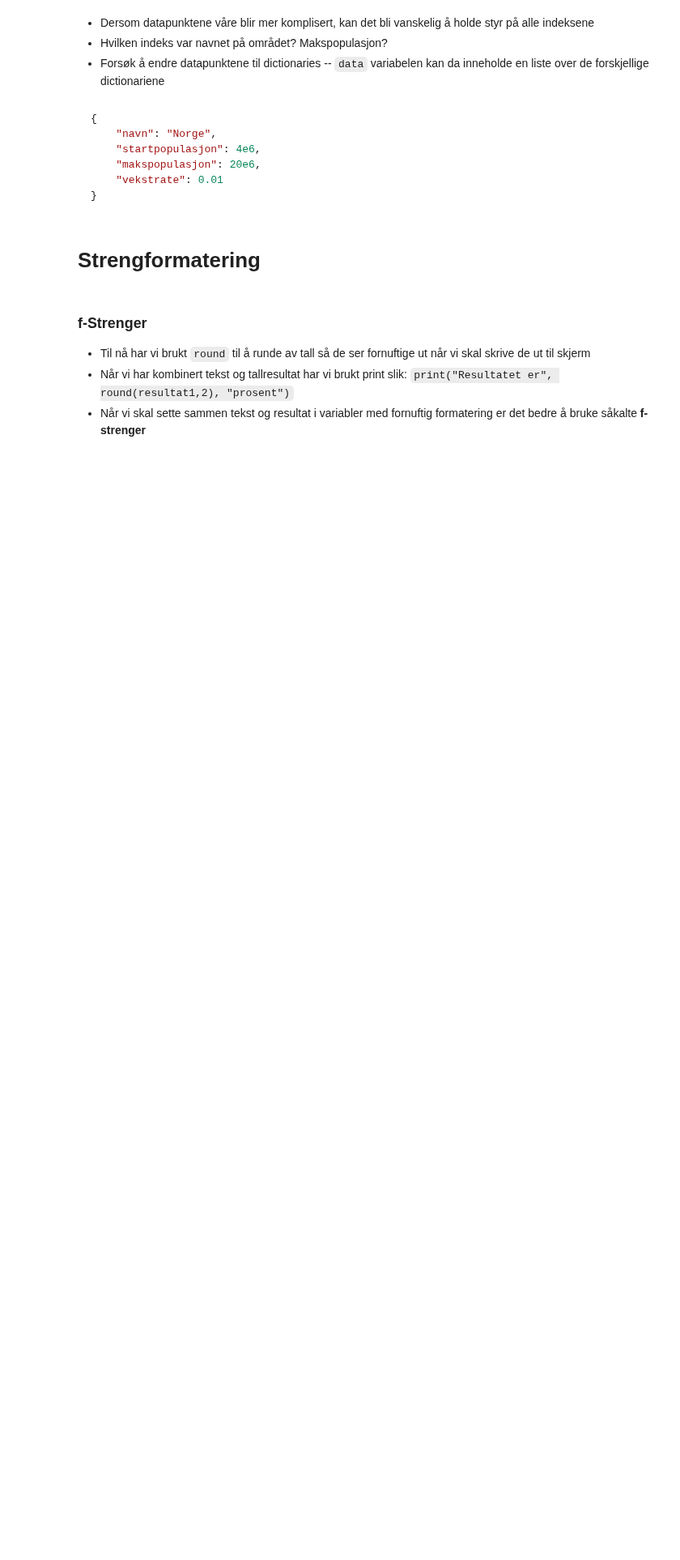
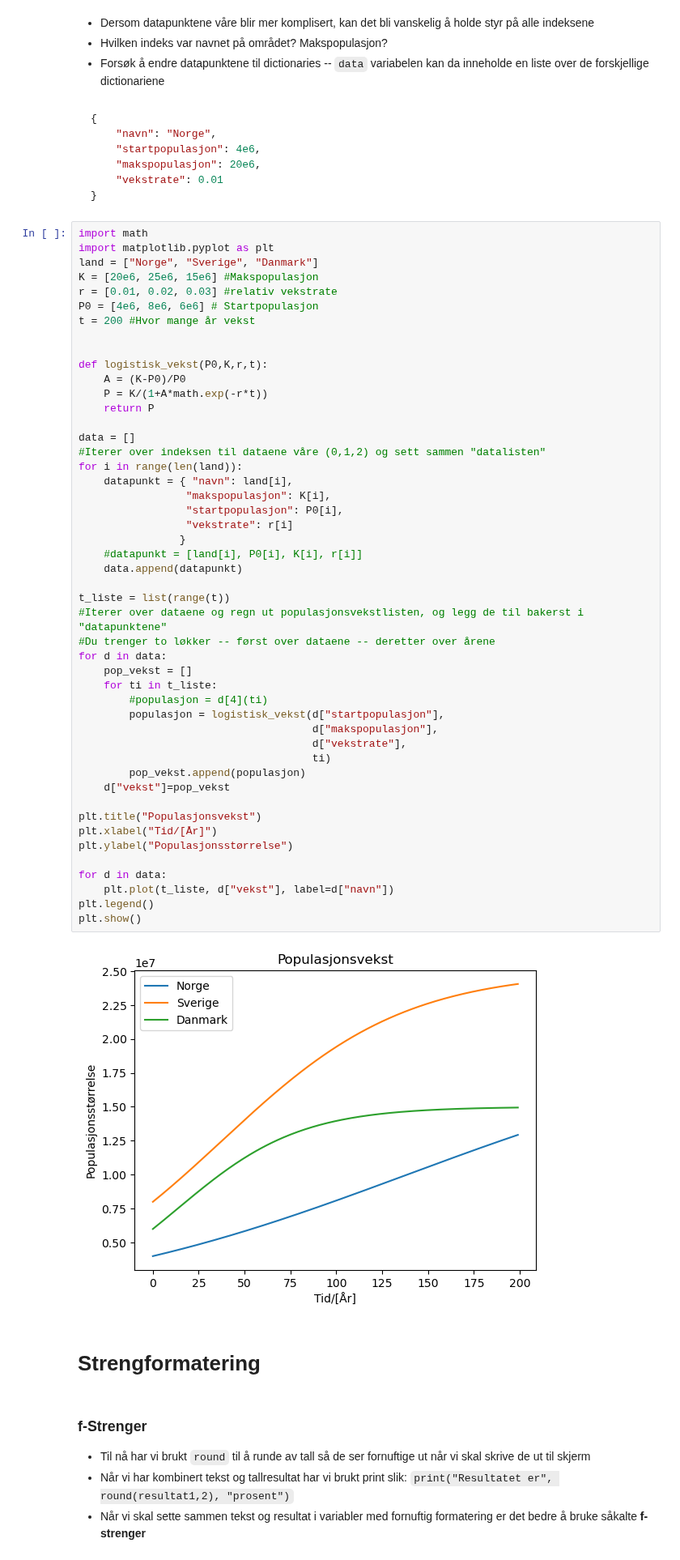
Before and after one commit to jonasjul/IIRA2001H24, a Jupyter notebook: 3-Kontrollflyt-datastrukturer-strengformatering-slicing/datastrukturer-slicing-formatering-JH.ipynb, the cells around one changed output. Shown at 81% size. Cells and saved outputs as stored; diff of their text form; blank space fills up the shorter version.

````diff
--- a/3-Kontrollflyt-datastrukturer-strengformatering-slicing/datastrukturer-slicing-formatering-JH.ipynb
+++ b/3-Kontrollflyt-datastrukturer-strengformatering-slicing/datastrukturer-slicing-formatering-JH.ipynb
@@ -244,6 +242,56 @@ plt.show()
     "vekstrate": 0.01
 }
 ```
+# %%
+import math
+import matplotlib.pyplot as plt
+land = ["Norge", "Sverige", "Danmark"]
+K = [20e6, 25e6, 15e6] #Makspopulasjon
+r = [0.01, 0.02, 0.03] #relativ vekstrate
+P0 = [4e6, 8e6, 6e6] # Startpopulasjon
+t = 200 #Hvor mange år vekst
+
+
+def logistisk_vekst(P0,K,r,t):
+    A = (K-P0)/P0
+    P = K/(1+A*math.exp(-r*t))
+    return P
+
+data = []
+#Iterer over indeksen til dataene våre (0,1,2) og sett sammen "datalisten"
+for i in range(len(land)):
+    datapunkt = { "navn": land[i],
+                 "makspopulasjon": K[i],
+                 "startpopulasjon": P0[i],
+                 "vekstrate": r[i]
+                }
+    #datapunkt = [land[i], P0[i], K[i], r[i]]
+    data.append(datapunkt)
+
+t_liste = list(range(t))
+#Iterer over dataene og regn ut populasjonsvekstlisten, og legg de til bakerst i "datapunktene"
+#Du trenger to løkker -- først over dataene -- deretter over årene
+for d in data:
+    pop_vekst = []
+    for ti in t_liste:
+        #populasjon = d[4](ti)
+        populasjon = logistisk_vekst(d["startpopulasjon"],
+                                     d["makspopulasjon"],
+                                     d["vekstrate"],
+                                     ti)
+        pop_vekst.append(populasjon)
+    d["vekst"]=pop_vekst
+
+plt.title("Populasjonsvekst")
+plt.xlabel("Tid/[År]")
+plt.ylabel("Populasjonsstørrelse")
+
+for d in data:
+    plt.plot(t_liste, d["vekst"], label=d["navn"])
+plt.legend()
+plt.show()
+# %% [output]
+[figure, added]
 # %% [markdown]
 # Strengformatering
 # %% [markdown]
````
Also changed, not shown: parts of 1 cell of this notebook.
